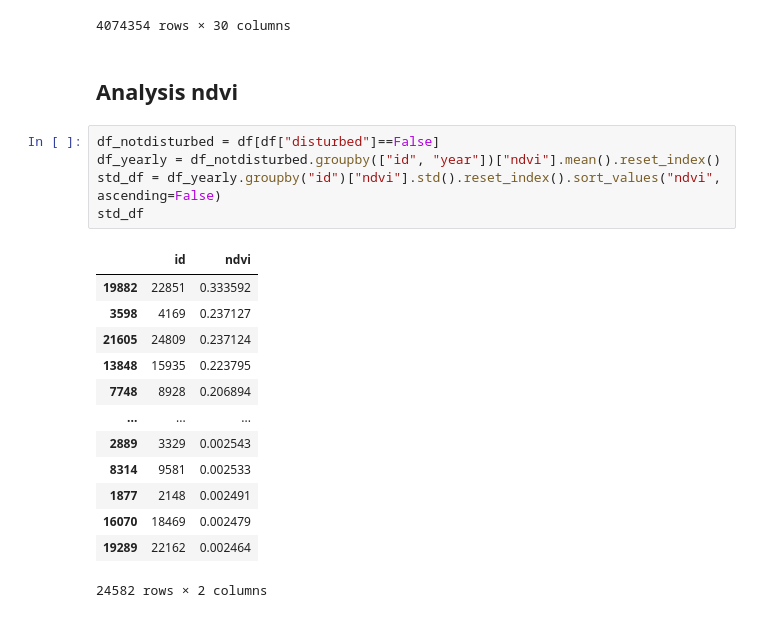
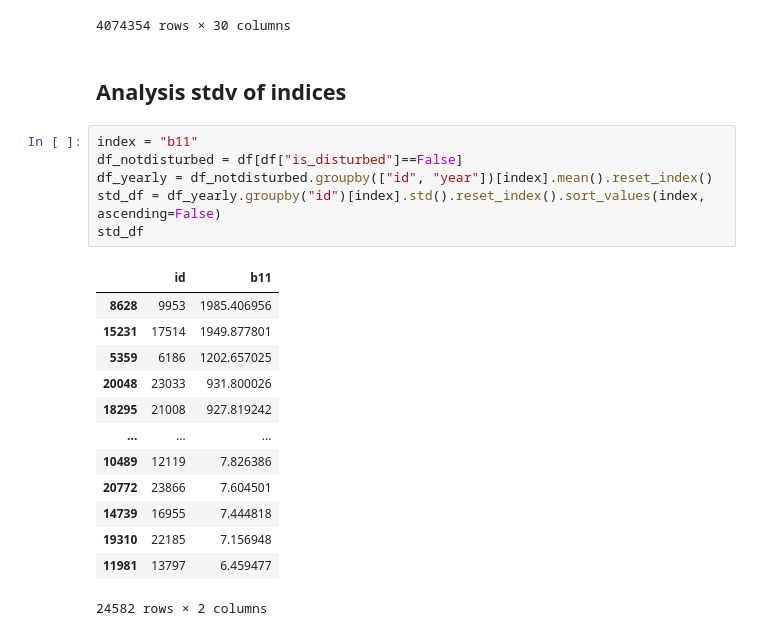
Before and after one commit to RafaelRiesle/tree_classification, a Jupyter notebook: notebooks/evelin/detect_disturbed_trees.ipynb, the cells around one changed output. Drawn from its saved outputs; the diff is of its cells as text.

```diff
--- a/notebooks/evelin/detect_disturbed_trees.ipynb
+++ b/notebooks/evelin/detect_disturbed_trees.ipynb
@@ -40,23 +42,24 @@ df
 | 3311859 | 2022-10-28 | 28212 | 0 | 301 | 343 | 479 | 346 | 630 | 1717 | 2004 | ... |
 4074354 rows × 30 columns
 # %% [markdown]
-## Analysis ndvi
+## Analysis stdv of indices
 # %%
-df_notdisturbed = df[df["disturbed"]==False]
-df_yearly = df_notdisturbed.groupby(["id", "year"])["ndvi"].mean().reset_index()
-std_df = df_yearly.groupby("id")["ndvi"].std().reset_index().sort_values("ndvi", ascending=False)
+index = "b11"
+df_notdisturbed = df[df["is_disturbed"]==False]
+df_yearly = df_notdisturbed.groupby(["id", "year"])[index].mean().reset_index()
+std_df = df_yearly.groupby("id")[index].std().reset_index().sort_values(index, ascending=False)
 std_df
 # %% [output]
-|  | id | ndvi |
-| 19882 | 22851 | 0.333592 |
-| 3598 | 4169 | 0.237127 |
-| 21605 | 24809 | 0.237124 |
-| 13848 | 15935 | 0.223795 |
-| 7748 | 8928 | 0.206894 |
+|  | id | b11 |
+| 8628 | 9953 | 1985.406956 |
+| 15231 | 17514 | 1949.877801 |
+| 5359 | 6186 | 1202.657025 |
+| 20048 | 23033 | 931.800026 |
+| 18295 | 21008 | 927.819242 |
 | ... | ... | ... |
-| 2889 | 3329 | 0.002543 |
-| 8314 | 9581 | 0.002533 |
-| 1877 | 2148 | 0.002491 |
-| 16070 | 18469 | 0.002479 |
-| 19289 | 22162 | 0.002464 |
+| 10489 | 12119 | 7.826386 |
+| 20772 | 23866 | 7.604501 |
+| 14739 | 16955 | 7.444818 |
+| 19310 | 22185 | 7.156948 |
+| 11981 | 13797 | 6.459477 |
 24582 rows × 2 columns
```
Also changed, not shown: parts of 17 cells of this notebook.
